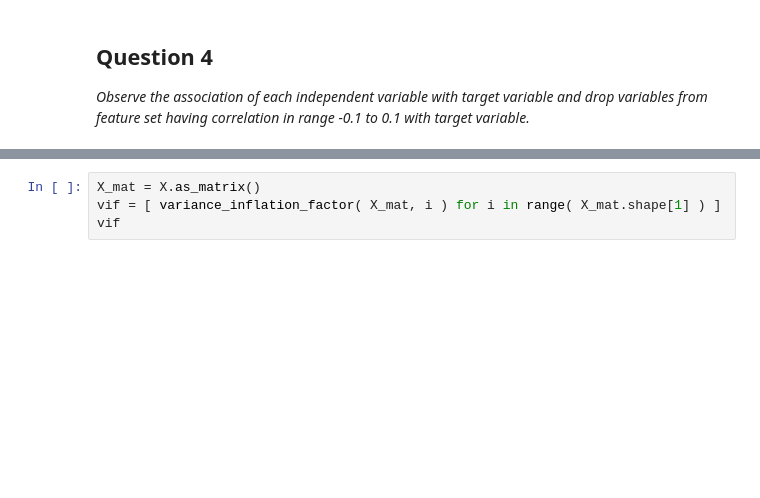
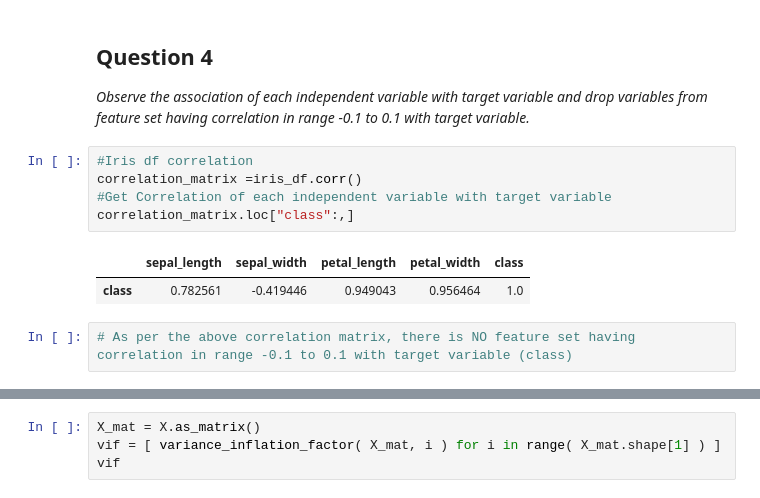
Before and after one commit to GreatLearningAIML1/bangalore-feb-batch-siju-samuel, a Jupyter notebook: R3_Lab_External/R3_External_Lab_kNN_Naive_Bayes.ipynb, the cells around one changed output, grey strips where cells are left out. Drawn from its saved outputs; the diff is of its cells as text; blank space fills up the shorter version.

```diff
--- a/R3_Lab_External/R3_External_Lab_kNN_Naive_Bayes.ipynb
+++ b/R3_Lab_External/R3_External_Lab_kNN_Naive_Bayes.ipynb
@@ -152,3 +153,13 @@ iris_df.sample(n=5)
 ## Question 4
 
 *Observe the association of each independent variable with target variable and drop variables from feature set having correlation in range -0.1 to 0.1 with target variable.*
+# %%
+#Iris df correlation
+correlation_matrix =iris_df.corr()
+#Get Correlation of each independent variable with target variable
+correlation_matrix.loc["class":,]
+# %% [output]
+|  | sepal_length | sepal_width | petal_length | petal_width | class |
+| class | 0.782561 | -0.419446 | 0.949043 | 0.956464 | 1.0 |
+# %%
+# As per the above correlation matrix, there is NO feature set having correlation in range -0.1 to 0.1 with target variable (class)
```
Also changed, not shown: parts of 33 cells of this notebook.
